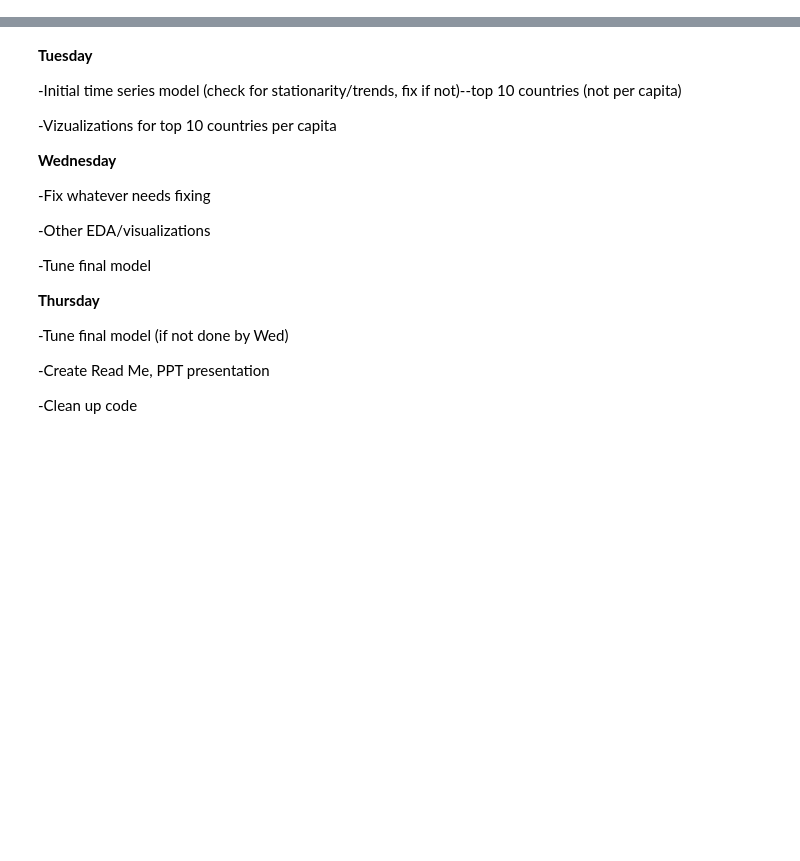
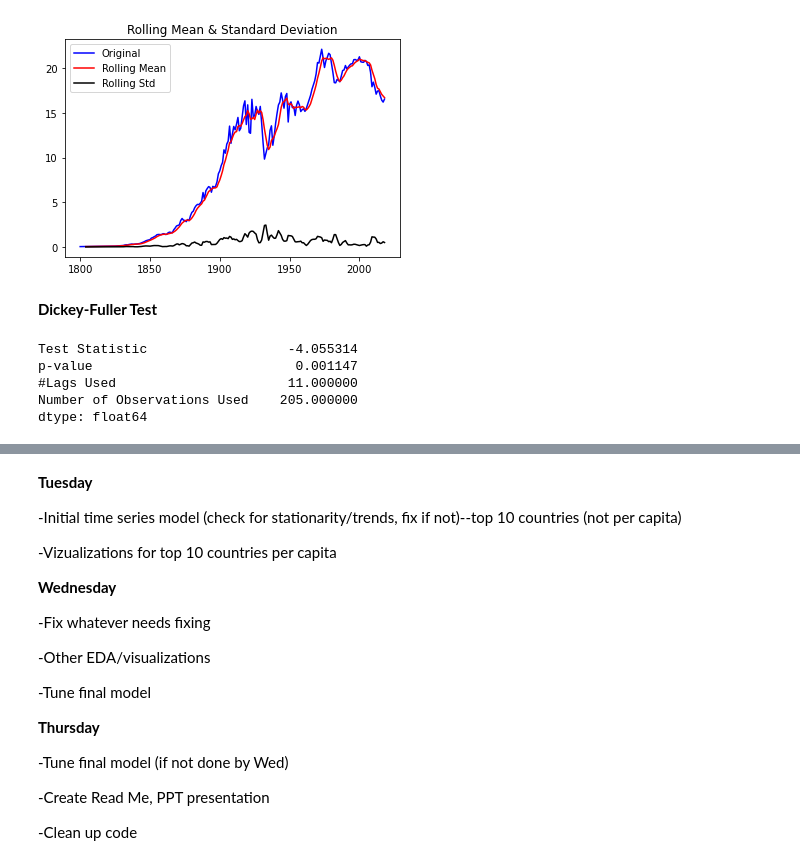
Before and after one commit to Davida1014/CO2_TimeSeries, a Jupyter notebook: CO2_TimeSeries.ipynb, the cells around one changed output, grey strips where cells are left out. Saved outputs shown, nothing was run; the diff lists cells and outputs as text; code cells hidden in the pictures; blank space fills up the shorter version.

```diff
--- a/CO2_TimeSeries.ipynb
+++ b/CO2_TimeSeries.ipynb
@@ -132,0 +78,12 @@ KeyboardInterrupt:
+# %%
+#Reload original df to get pre-1950 USA data
+df_USA = data
+
+#Only include USA co2_per_capita data post-1800 (lacking data before this date)
+df_USA = df_USA[df_USA['year'] >= 1800]
+df_USA = df_USA[df_USA['country'] == 'United States']
+df_USA = df_USA[['year','co2_per_capita']]
+df_USA.set_index('year', inplace=True)
+
+print(df_USA.shape)
+df_USA.head()
@@ -132,0 +99,12 @@ KeyboardInterrupt:
+# %%
+roll_mean = df_USA.rolling(window=5, center=False).mean()
+roll_std = df_USA.rolling(window=5, center=False).std()
+
+plt.plot(df_USA,color='blue', label='Original')
+plt.plot(roll_mean, color='red', label='Rolling Mean')
+plt.plot(roll_std, color='black', label = 'Rolling Std')
+plt.legend(loc='best')
+plt.title('Rolling Mean & Standard Deviation')
+plt.show(block=False)
+# %% [output]
+[figure, added]
@@ -132,0 +116,16 @@ KeyboardInterrupt:
+# %% [markdown]
+**Dickey-Fuller Test**
+# %%
+from statsmodels.tsa.stattools import adfuller
+
+test = adfuller(diff['Differenced Observations'][1:-1])
+dfoutput = pd.Series(test[0:4], index=['Test Statistic','p-value','#Lags Used','Number of Observations Used'])
+dfoutput
+
+##NOTE: small p-value (.001) indicates stationarity
+# %% [output]
+Test Statistic                  -4.055314
+p-value                          0.001147
+#Lags Used                      11.000000
+Number of Observations Used    205.000000
+dtype: float64
```
Also changed, not shown: parts of 50 cells of this notebook, 1 other file.
